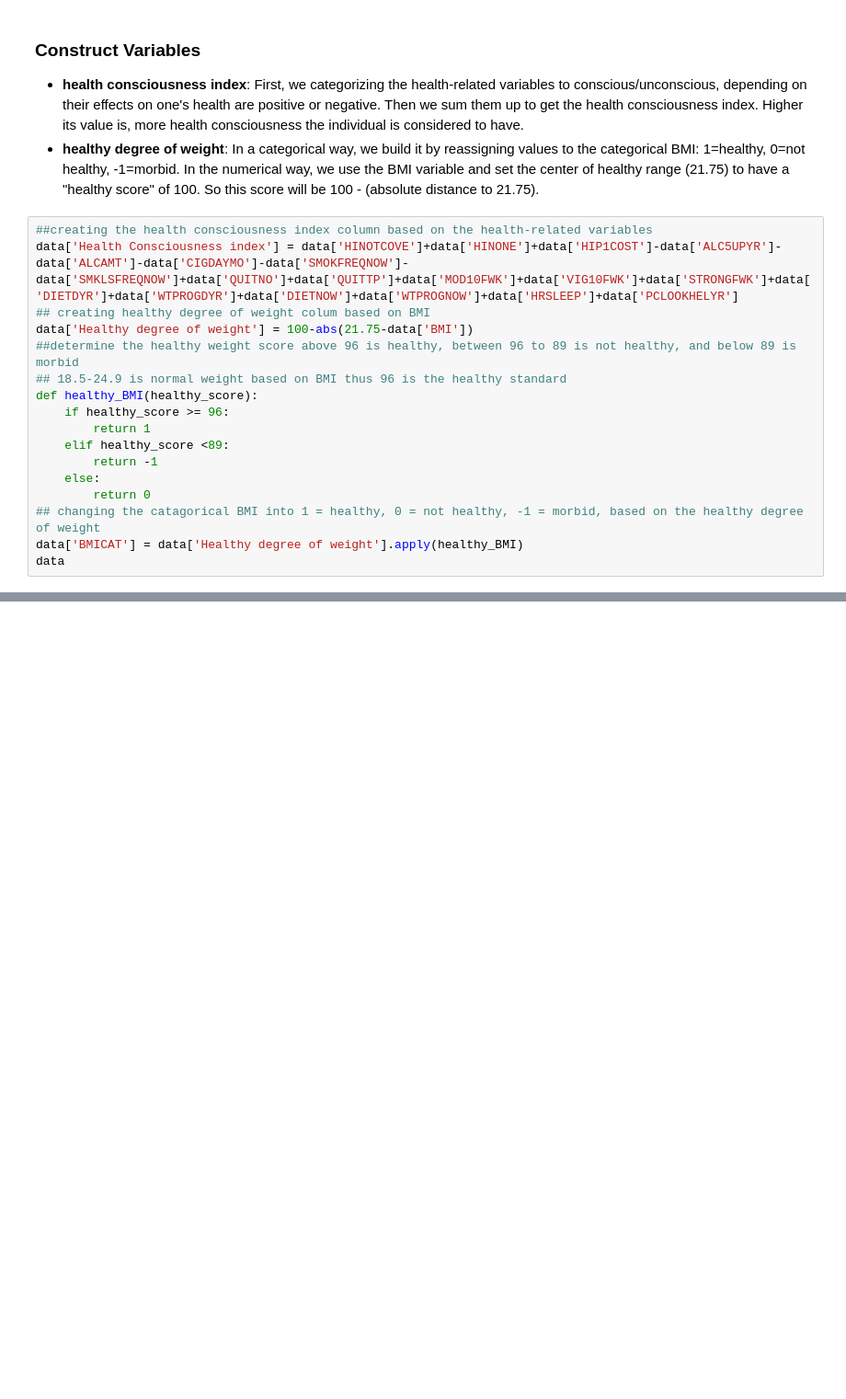
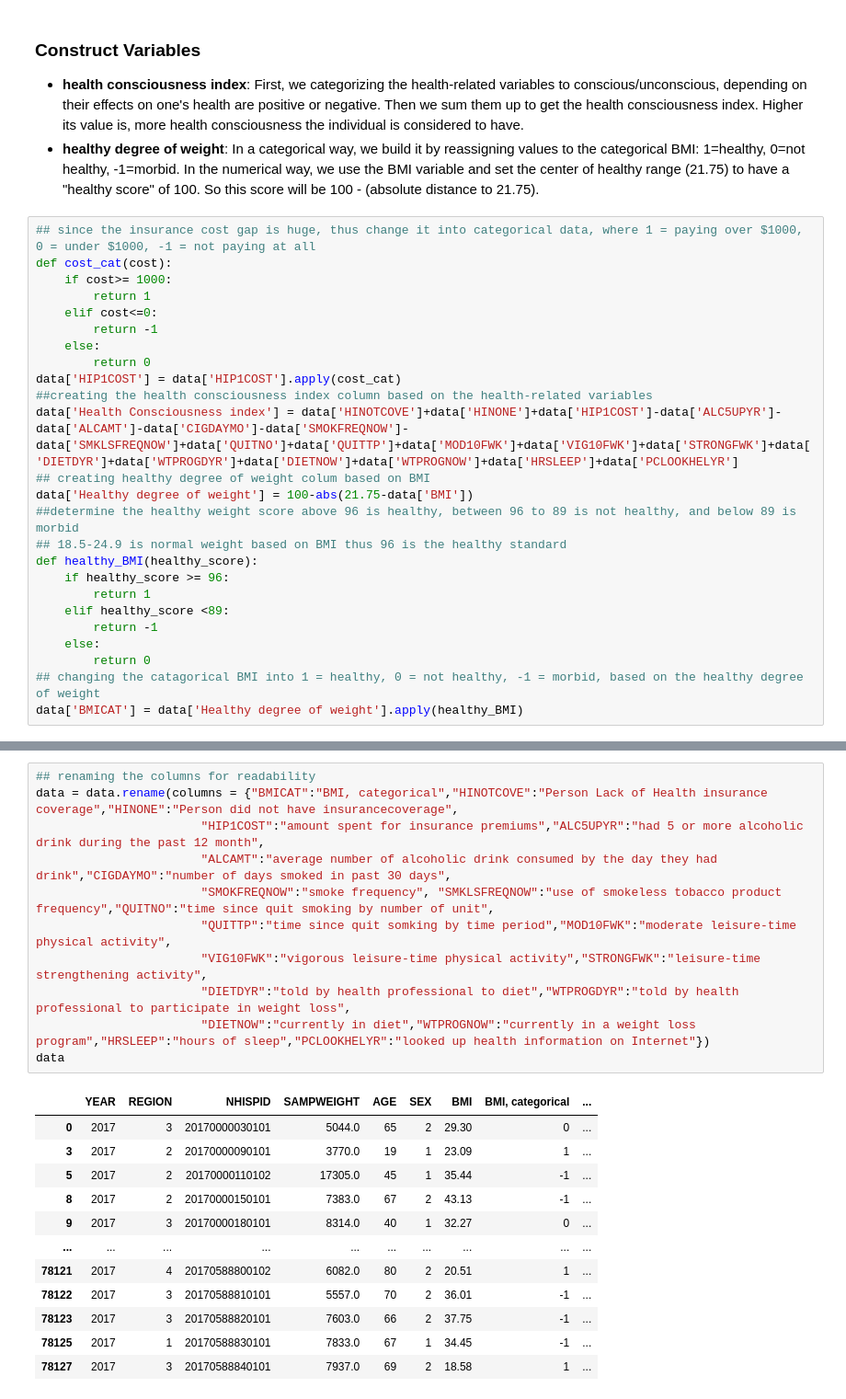
Before and after one commit to RosiePeng1/COGS108-Project, a Jupyter notebook: DataCheckpointGroup_Sp23_cogs108project.ipynb, the cells around one changed output, grey strips where cells are left out. Shown at 92% size. Cells and saved outputs as stored; diff of their text form; blank space fills up the shorter version.

```diff
--- a/DataCheckpointGroup_Sp23_cogs108project.ipynb
+++ b/DataCheckpointGroup_Sp23_cogs108project.ipynb
@@ -138,6 +115,15 @@ data.rename(columns = {"BMICAT":"BMI, categorical","HINOTCOVE":"Person Lack of H
 - **health consciousness index**: First, we categorizing the health-related variables to conscious/unconscious, depending on their effects on one's health are positive or negative. Then we sum them up to get the health consciousness index. Higher its value is, more health consciousness the individual is considered to have.
 - **healthy degree of weight**: In a categorical way, we build it by reassigning values to the categorical BMI: 1=healthy, 0=not healthy, -1=morbid. In the numerical way, we use the BMI variable and set the center of healthy range (21.75) to have a "healthy score" of 100. So this score will be 100 - (absolute distance to 21.75).
 # %%
+## since the insurance cost gap is huge, thus change it into categorical data, where 1 = paying over $1000, 0 = under $1000, -1 = not paying at all
+def cost_cat(cost):
+    if cost>= 1000:
+        return 1
+    elif cost<=0:
+        return -1
+    else:
+        return 0
+data['HIP1COST'] = data['HIP1COST'].apply(cost_cat)
 ##creating the health consciousness index column based on the health-related variables
 data['Health Consciousness index'] = data['HINOTCOVE']+data['HINONE']+data['HIP1COST']-data['ALC5UPYR']-data['ALCAMT']-data['CIGDAYMO']-data['SMOKFREQNOW']-data['SMKLSFREQNOW']+data['QUITNO']+data['QUITTP']+data['MOD10FWK']+data['VIG10FWK']+data['STRONGFWK']+data['DIETDYR']+data['WTPROGDYR']+data['DIETNOW']+data['WTPROGNOW']+data['HRSLEEP']+data['PCLOOKHELYR']
 ## creating healthy degree of weight colum based on BMI
@@ -153,4 +139,3 @@ def healthy_BMI(healthy_score):
         return 0
 ## changing the catagorical BMI into 1 = healthy, 0 = not healthy, -1 = morbid, based on the healthy degree of weight
 data['BMICAT'] = data['Healthy degree of weight'].apply(healthy_BMI)
-data
@@ -170,0 +144,24 @@ data
+# %%
+## renaming the columns for readability
+data = data.rename(columns = {"BMICAT":"BMI, categorical","HINOTCOVE":"Person Lack of Health insurance coverage","HINONE":"Person did not have insurancecoverage",
+                       "HIP1COST":"amount spent for insurance premiums","ALC5UPYR":"had 5 or more alcoholic drink during the past 12 month",
+                       "ALCAMT":"average number of alcoholic drink consumed by the day they had drink","CIGDAYMO":"number of days smoked in past 30 days",
+                       "SMOKFREQNOW":"smoke frequency", "SMKLSFREQNOW":"use of smokeless tobacco product frequency","QUITNO":"time since quit smoking by number of unit",
+                       "QUITTP":"time since quit somking by time period","MOD10FWK":"moderate leisure-time physical activity",
+                       "VIG10FWK":"vigorous leisure-time physical activity","STRONGFWK":"leisure-time strengthening activity",
+                       "DIETDYR":"told by health professional to diet","WTPROGDYR":"told by health professional to participate in weight loss",
+                       "DIETNOW":"currently in diet","WTPROGNOW":"currently in a weight loss program","HRSLEEP":"hours of sleep","PCLOOKHELYR":"looked up health information on Internet"})
+data
+# %% [output]
+|  | YEAR | REGION | NHISPID | SAMPWEIGHT | AGE | SEX | BMI | BMI, categorical | ... |
+| 0 | 2017 | 3 | 20170000030101 | 5044.0 | 65 | 2 | 29.30 | 0 | ... |
+| 3 | 2017 | 2 | 20170000090101 | 3770.0 | 19 | 1 | 23.09 | 1 | ... |
+| 5 | 2017 | 2 | 20170000110102 | 17305.0 | 45 | 1 | 35.44 | -1 | ... |
+| 8 | 2017 | 2 | 20170000150101 | 7383.0 | 67 | 2 | 43.13 | -1 | ... |
+| 9 | 2017 | 3 | 20170000180101 | 8314.0 | 40 | 1 | 32.27 | 0 | ... |
+| ... | ... | ... | ... | ... | ... | ... | ... | ... | ... |
+| 78121 | 2017 | 4 | 20170588800102 | 6082.0 | 80 | 2 | 20.51 | 1 | ... |
+| 78122 | 2017 | 3 | 20170588810101 | 5557.0 | 70 | 2 | 36.01 | -1 | ... |
+| 78123 | 2017 | 3 | 20170588820101 | 7603.0 | 66 | 2 | 37.75 | -1 | ... |
+| 78125 | 2017 | 1 | 20170588830101 | 7833.0 | 67 | 1 | 34.45 | -1 | ... |
+| 78127 | 2017 | 3 | 20170588840101 | 7937.0 | 69 | 2 | 18.58 | 1 | ... |
```
Also changed, not shown: parts of 6 cells of this notebook.
